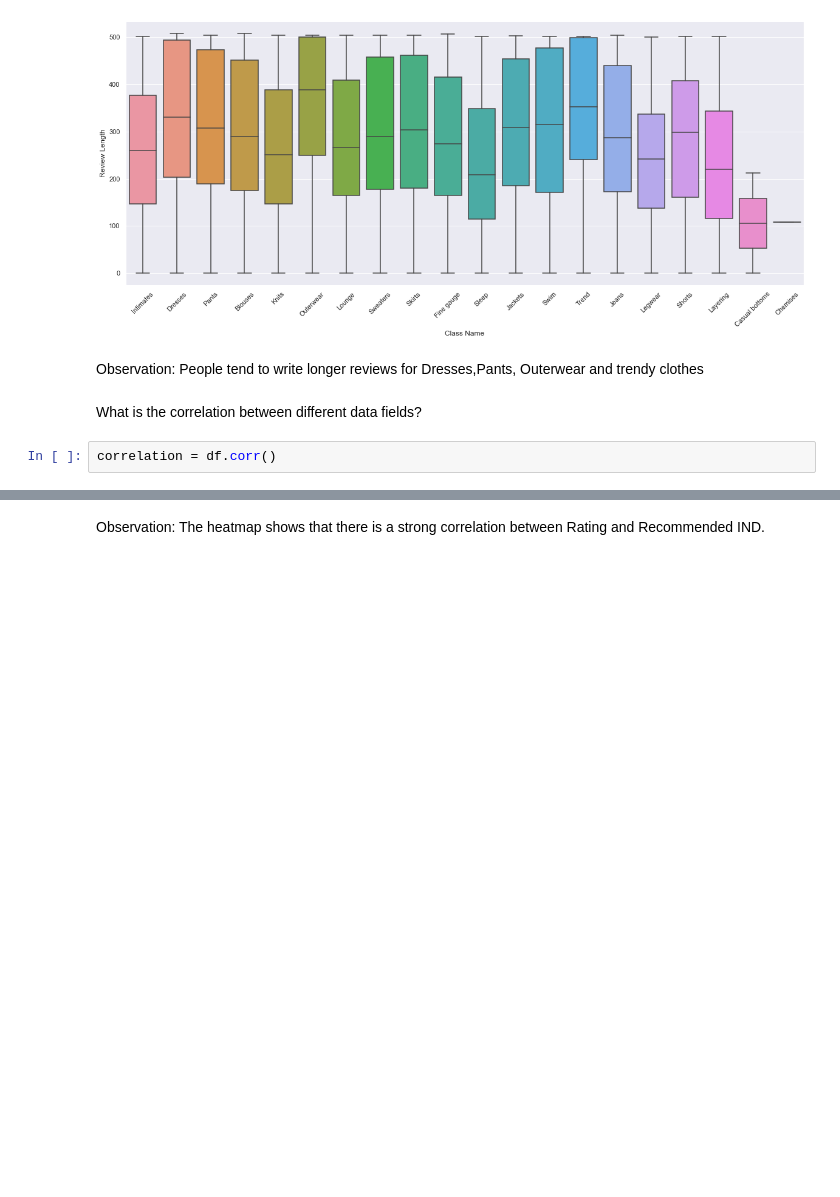
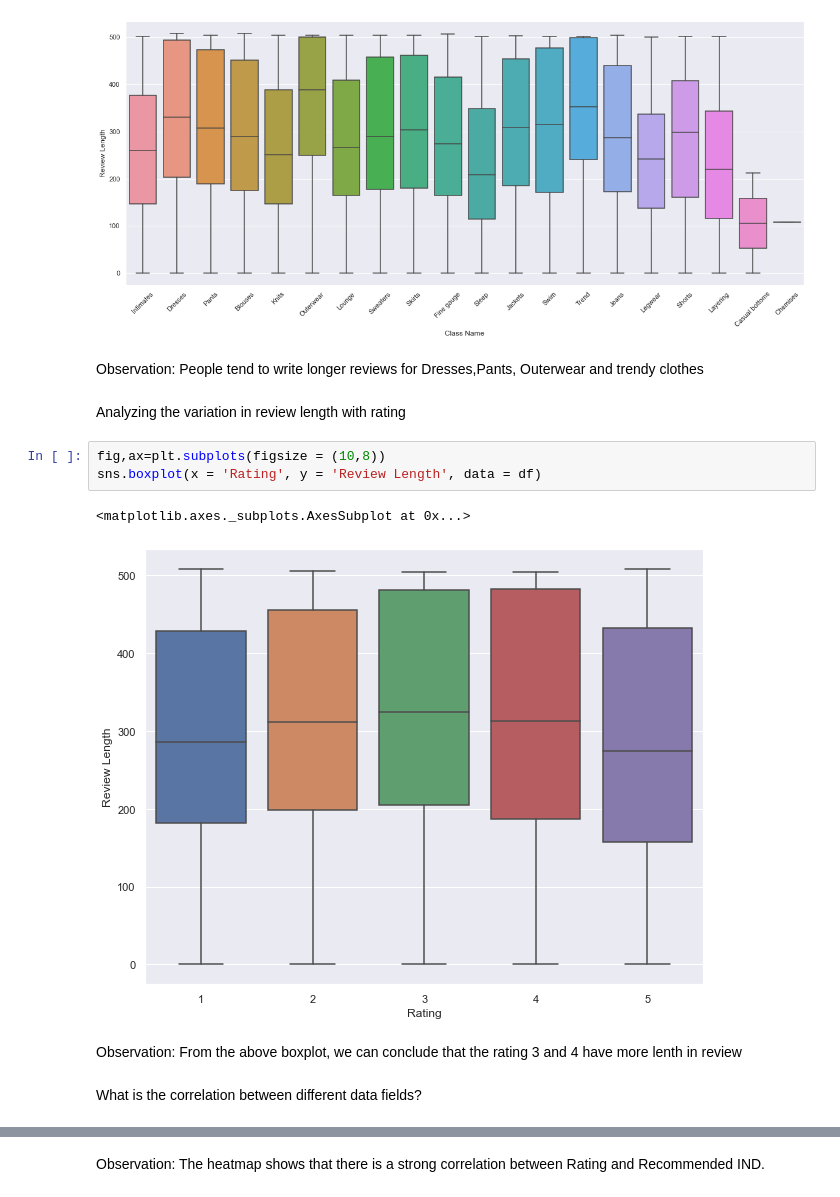
Before and after one commit to ArsalRahimMLE/Women-s-E-Commerce-Clothing-Reviews, a Jupyter notebook: Sentiment Analysis.ipynb, the cells around one changed output, grey strips where cells are left out. Drawn from its saved outputs; the diff is of its cells as text; blank space fills up the shorter version.

```diff
--- a/Sentiment Analysis.ipynb
+++ b/Sentiment Analysis.ipynb
@@ -863,7 +869,15 @@ ax=plt.xticks(rotation=45)
 [figure]
 # %% [markdown]
 Observation: People tend to write longer reviews for Dresses,Pants, Outerwear and trendy clothes
+# %% [markdown]
+Analyzing the variation in review length with rating
+# %%
+fig,ax=plt.subplots(figsize = (10,8))
+sns.boxplot(x = 'Rating', y = 'Review Length', data = df)
+# %% [output]
+<matplotlib.axes._subplots.AxesSubplot at 0x...>
+[figure, added]
+# %% [markdown]
+Observation: From the above boxplot, we can conclude that the rating 3 and 4 have more lenth in review
 # %% [markdown]
 What is the correlation between different data fields?
-# %%
-correlation = df.corr()
```
Also changed, not shown: parts of 28 cells of this notebook.
